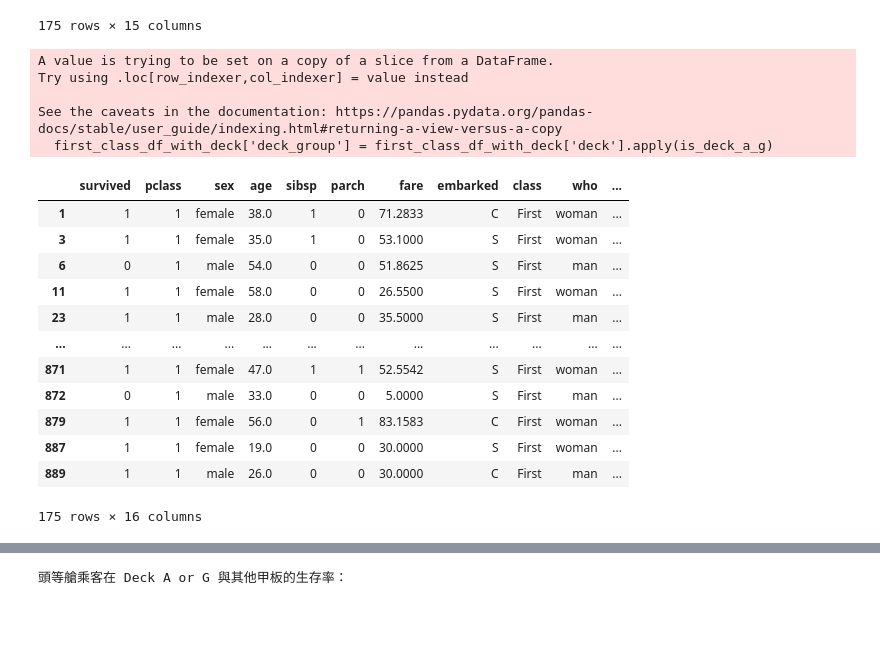
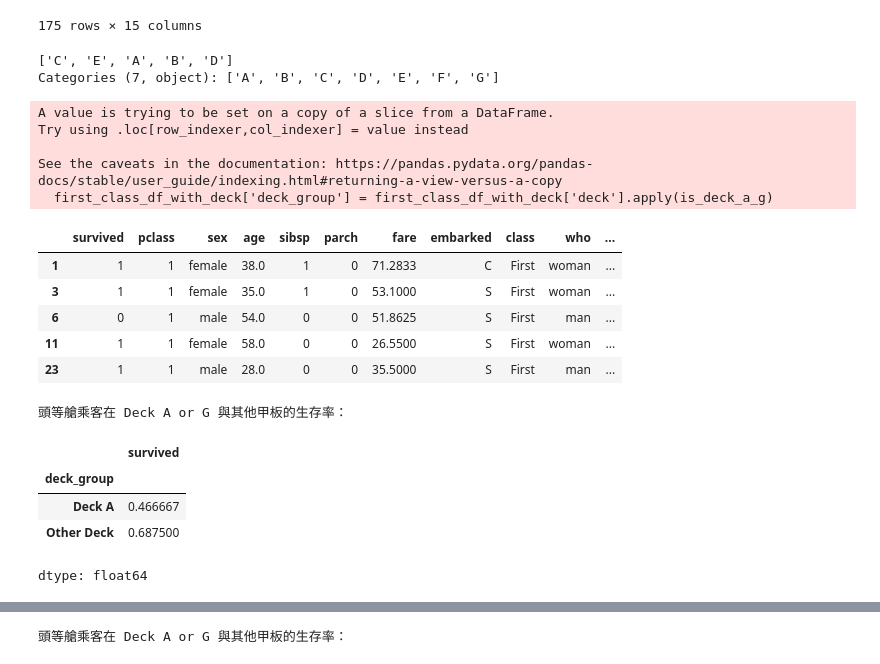
Before and after one commit to ChungyiBossi/GjunDataAnaysis, a Jupyter notebook: Titanic.ipynb, the cells around one changed output, grey strips where cells are left out. Cells and saved outputs as stored; diff of their text form; code cells hidden in the pictures; blank space fills up the shorter version.

```diff
--- a/Titanic.ipynb
+++ b/Titanic.ipynb
@@ -278,33 +308,52 @@ first_class_df_with_deck
 | 887 | 1 | 1 | female | 19.0 | 0 | 0 | 30.0000 | S | First | woman | ... |
 | 889 | 1 | 1 | male | 26.0 | 0 | 0 | 30.0000 | C | First | man | ... |
 175 rows × 15 columns
+# %%
+first_class_df_with_deck['deck'].unique()
+# %% [output]
+['C', 'E', 'A', 'B', 'D']
+Categories (7, object): ['A', 'B', 'C', 'D', 'E', 'F', 'G']
 # %%
 def is_deck_a_g(deck_name):
     if deck_name=='A':
         return "Deck A"
     elif deck_name=='G':
         return "Deck G"
     else:
         return "Other Deck"
 
 first_class_df_with_deck['deck_group'] = first_class_df_with_deck['deck'].apply(is_deck_a_g)
-first_class_df_with_deck
+first_class_df_with_deck.head()
 # %% [output]
 A value is trying to be set on a copy of a slice from a DataFrame.
 Try using .loc[row_indexer,col_indexer] = value instead
 
 See the caveats in the documentation: https://pandas.pydata.org/pandas-docs/stable/user_guide/indexing.html#returning-a-view-versus-a-copy
   first_class_df_with_deck['deck_group'] = first_class_df_with_deck['deck'].apply(is_deck_a_g)
 |  | survived | pclass | sex | age | sibsp | parch | fare | embarked | class | who | ... |
 | 1 | 1 | 1 | female | 38.0 | 1 | 0 | 71.2833 | C | First | woman | ... |
 | 3 | 1 | 1 | female | 35.0 | 1 | 0 | 53.1000 | S | First | woman | ... |
 | 6 | 0 | 1 | male | 54.0 | 0 | 0 | 51.8625 | S | First | man | ... |
 | 11 | 1 | 1 | female | 58.0 | 0 | 0 | 26.5500 | S | First | woman | ... |
 | 23 | 1 | 1 | male | 28.0 | 0 | 0 | 35.5000 | S | First | man | ... |
-| ... | ... | ... | ... | ... | ... | ... | ... | ... | ... | ... | ... |
-| 871 | 1 | 1 | female | 47.0 | 1 | 1 | 52.5542 | S | First | woman | ... |
-| 872 | 0 | 1 | male | 33.0 | 0 | 0 | 5.0000 | S | First | man | ... |
-| 879 | 1 | 1 | female | 56.0 | 0 | 1 | 83.1583 | C | First | woman | ... |
-| 887 | 1 | 1 | female | 19.0 | 0 | 0 | 30.0000 | S | First | woman | ... |
-| 889 | 1 | 1 | male | 26.0 | 0 | 0 | 30.0000 | C | First | man | ... |
-175 rows × 16 columns
+# %%
+# # 篩選出頭等艙 (pclass == 1) 且 'deck' 欄位非空值的乘客
+# first_class_df_with_deck = titanic_df[
+#     (titanic_df['pclass'] == 1) & (titanic_df['deck'].notna())].copy()
+
+# # 將甲板分為 'Deck A' 和 'Other Decks'
+# first_class_df_with_deck['deck_group'] = first_class_df_with_deck['deck'].apply(lambda x: 'Deck A' if x == 'A' else 'Other Decks')
+
+# 計算這兩組的生存率
+deck_groups = first_class_df_with_deck.groupby('deck_group')
+survival_rate = deck_groups['survived'].mean()
+
+print("頭等艙乘客在 Deck A or G 與其他甲板的生存率：")
+display(survival_rate)
+# %% [output]
+頭等艙乘客在 Deck A or G 與其他甲板的生存率：
+|  | survived |
+| deck_group |  |
+| Deck A | 0.466667 |
+| Other Deck | 0.687500 |
+dtype: float64
```
Also changed, not shown: parts of 15 cells of this notebook.
